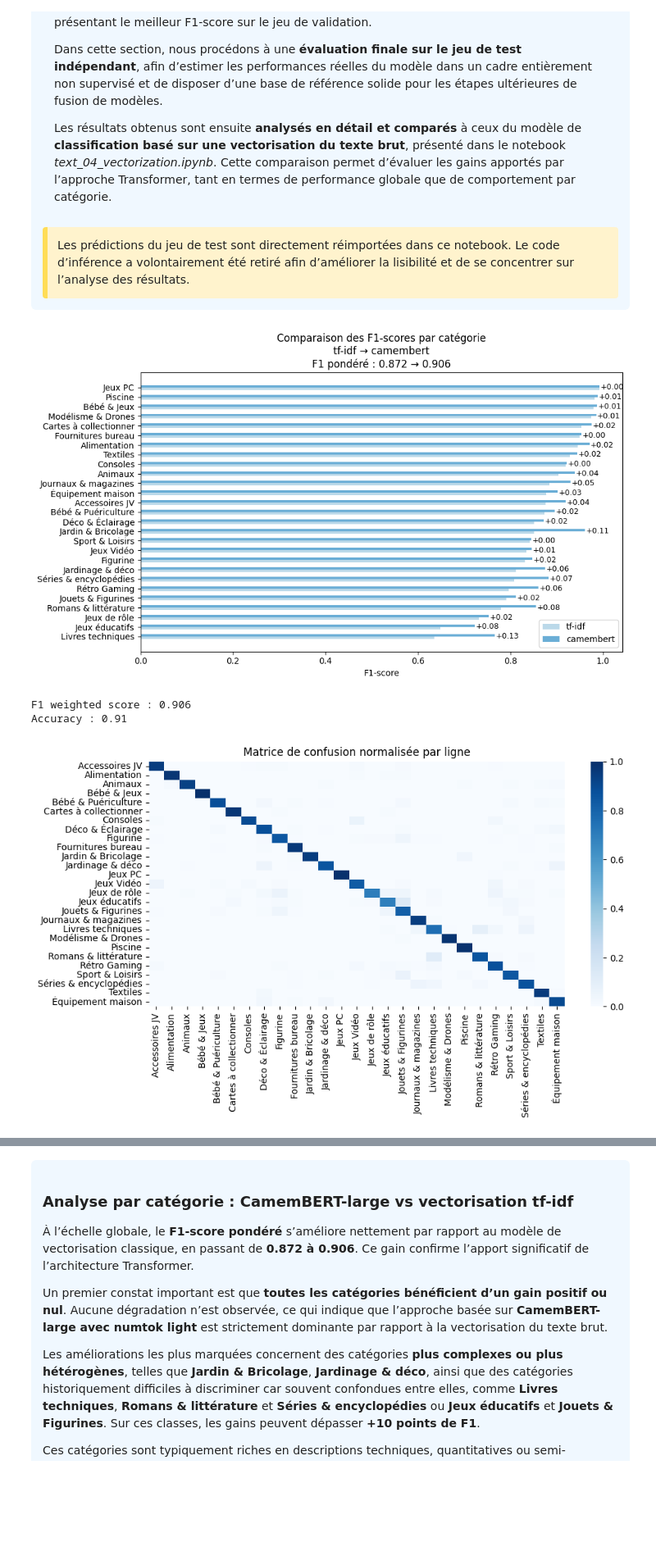
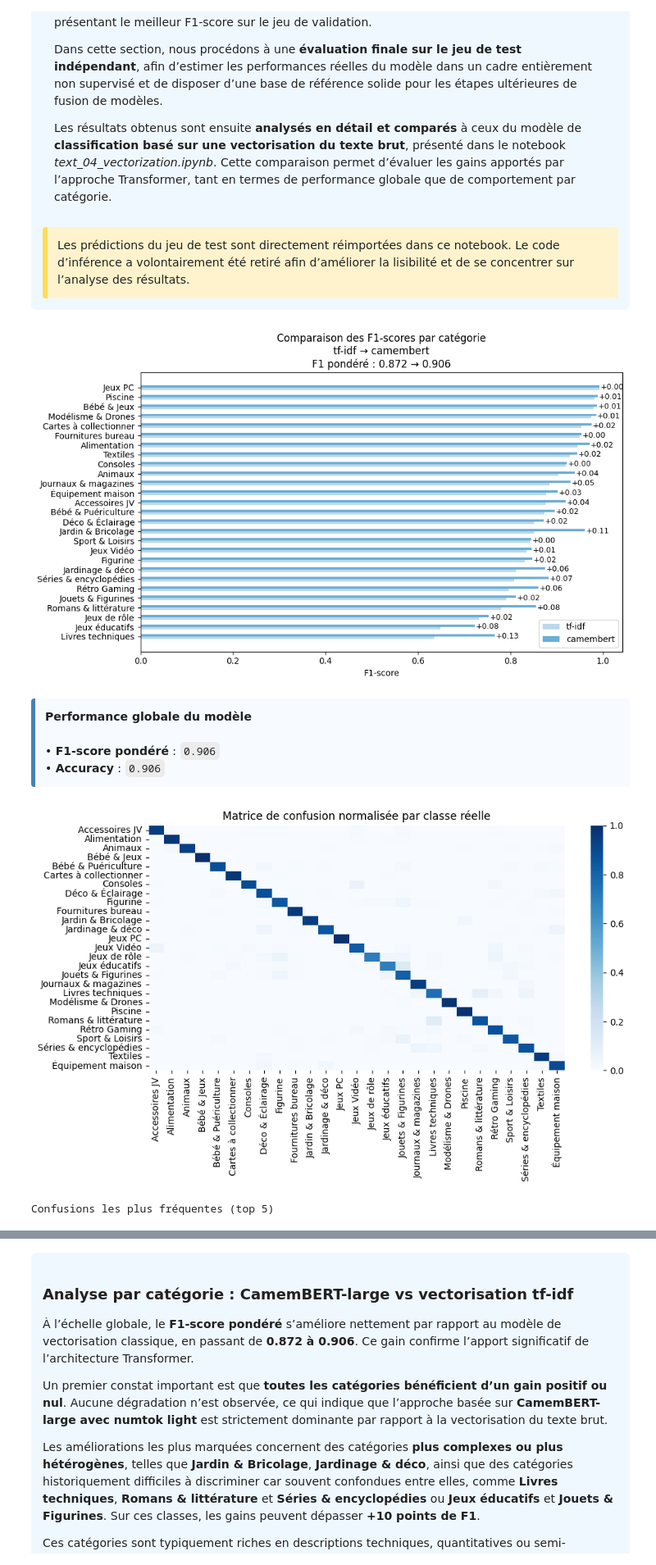
Before and after one commit to beautiful-pixel/DS_rakuten, a Jupyter notebook: notebooks/text_05_transformer_preprocess.ipynb, the cells around one changed output, grey strips where cells are left out. Shown at 82% size. Cells and saved outputs as stored; diff of their text form; code cells hidden in the pictures; blank space fills up the shorter version.

```diff
--- a/notebooks/text_05_transformer_preprocess.ipynb
+++ b/notebooks/text_05_transformer_preprocess.ipynb
@@ -131,11 +132,7 @@ pd.DataFrame({"valeur":config.values()}, index=config.keys())
 | early_stopping_patience | 3.00000 |
 # %%
 # chargement des données
-X_train, X_val, X_test, y_train, y_val, y_test = load_data(splitted=True).values()
-encoder = LabelEncoder()
-y_train = encoder.fit_transform(y_train.tolist())
-y_val = encoder.transform(y_val.tolist())
-y_test = encoder.transform(y_test.tolist())
+X_train, X_val, X_test, y_train, y_val, y_test = load_data(splitted=True, encoded=True).values()
 
 # transformer
 model_name = "almanach/camembert-base"
@@ -488,13 +485,15 @@ y_proba = np.load("../predictions/text/proba_camembert_test.npy")
 y_pred_cam = np.argmax(y_proba, axis=1)
 y_pred_vec = np.load("../predictions/text/pred_vec_test.npy")
 # %%
-plot_f1_comparison_with_delta(y_test, y_pred_cam, y_pred_vec, ref_name='tf-idf', new_name='camembert', encoder=encoder)
-plot_classification_report(y_test, y_pred_cam, k_worst_f1=None, k_worst_errors=5, encoder=encoder)
+plot_f1_comparison_with_delta(y_test, y_pred_cam, y_pred_vec, ref_name='tf-idf', new_name='camembert')
+plot_classification_report(y_test, y_pred_cam, k_worst_f1=None, k_worst_errors=5)
 # %% [output]
 [figure]
+Performance globale du modèle
+• F1-score pondéré : 0.906
+• Accuracy : 0.906
+[figure, new version]
-F1 weighted score : 0.906
-Accuracy : 0.91
+Confusions les plus fréquentes (top 5)
-[figure, old version]
 |  | Classe réelle | Classe prédite | % des prédictions de la classe ré... |
 | 0 | Jeux éducatifs | Jouets & Figurines | 13.8 |
 | 1 | Romans & littérature | Livres techniques | 11.4 |
```
Also changed, not shown: parts of 1 cell of this notebook, 44 other files.
